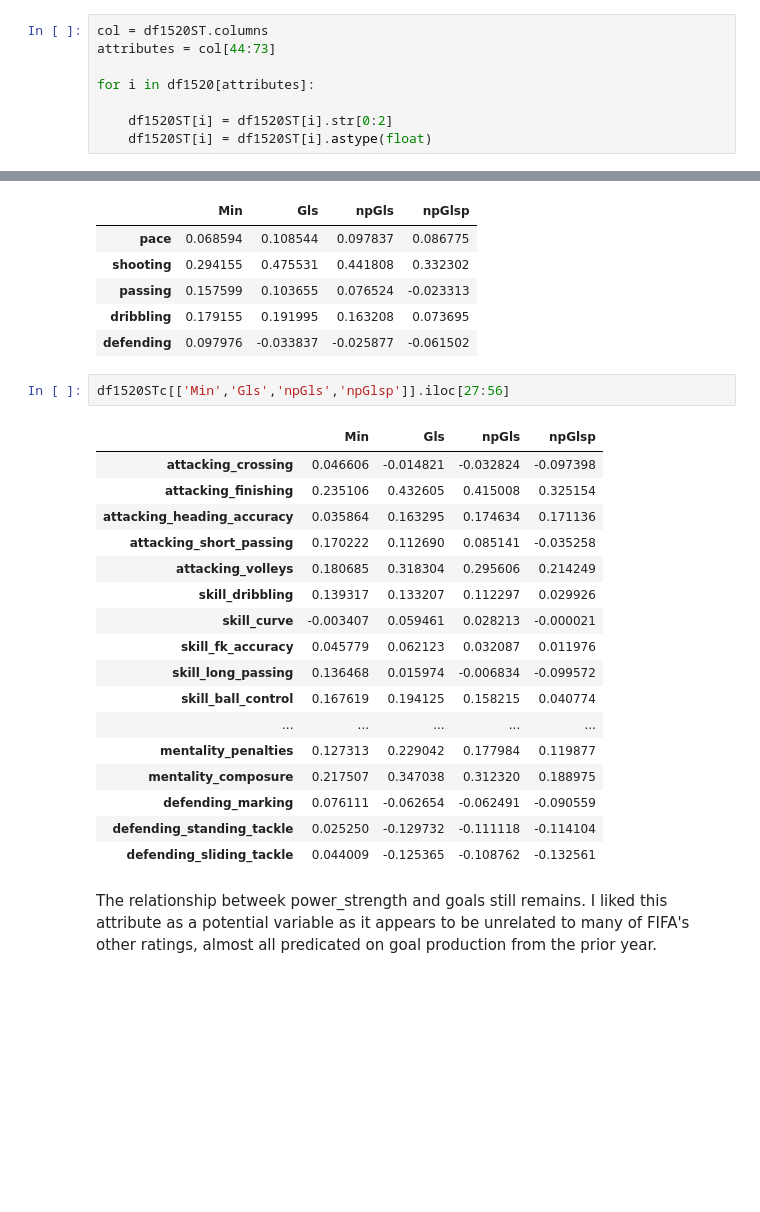
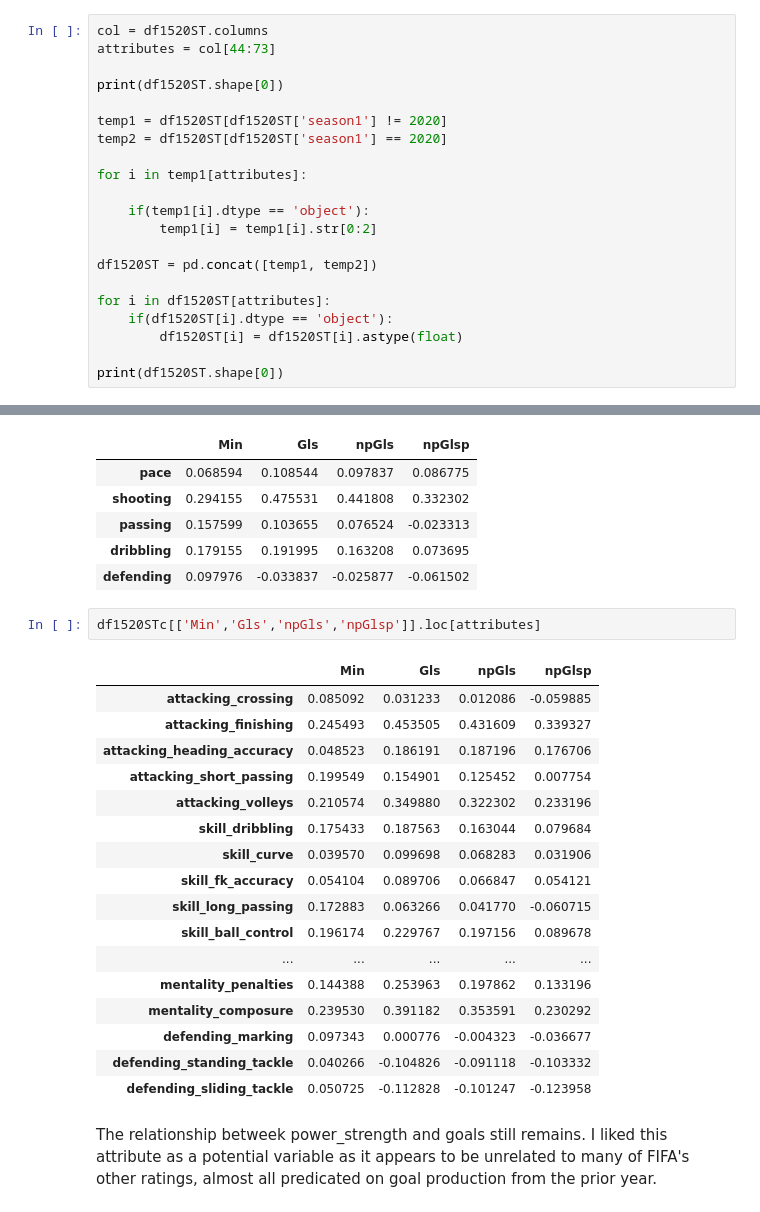
Before and after one commit to chaltaim/MJCRepo, a Jupyter notebook: SerieA2015-2020.ipynb, the cells around one changed output, grey strips where cells are left out. Drawn from its saved outputs; the diff is of its cells as text; blank space fills up the shorter version.

```diff
--- a/SerieA2015-2020.ipynb
+++ b/SerieA2015-2020.ipynb
@@ -273,7 +253,20 @@ Lastly, ensure all attributes are treated as numbers for correlations to work.
 col = df1520ST.columns
 attributes = col[44:73]
 
-for i in df1520[attributes]:
+print(df1520ST.shape[0])
 
-    df1520ST[i] = df1520ST[i].str[0:2]
-    df1520ST[i] = df1520ST[i].astype(float)
+temp1 = df1520ST[df1520ST['season1'] != 2020]
+temp2 = df1520ST[df1520ST['season1'] == 2020]
+
+for i in temp1[attributes]:
+
+    if(temp1[i].dtype == 'object'):
+        temp1[i] = temp1[i].str[0:2]
+
+df1520ST = pd.concat([temp1, temp2])
+
+for i in df1520ST[attributes]:
+    if(df1520ST[i].dtype == 'object'):
+        df1520ST[i] = df1520ST[i].astype(float)
+
+print(df1520ST.shape[0])
@@ -290,25 +286,25 @@ df1520STc[['Min','Gls','npGls','npGlsp']].iloc[15:20]
 | dribbling | 0.179155 | 0.191995 | 0.163208 | 0.073695 |
 | defending | 0.097976 | -0.033837 | -0.025877 | -0.061502 |
 # %%
-df1520STc[['Min','Gls','npGls','npGlsp']].iloc[27:56]
+df1520STc[['Min','Gls','npGls','npGlsp']].loc[attributes]
 # %% [output]
 |  | Min | Gls | npGls | npGlsp |
-| attacking_crossing | 0.046606 | -0.014821 | -0.032824 | -0.097398 |
-| attacking_finishing | 0.235106 | 0.432605 | 0.415008 | 0.325154 |
-| attacking_heading_accuracy | 0.035864 | 0.163295 | 0.174634 | 0.171136 |
-| attacking_short_passing | 0.170222 | 0.112690 | 0.085141 | -0.035258 |
-| attacking_volleys | 0.180685 | 0.318304 | 0.295606 | 0.214249 |
-| skill_dribbling | 0.139317 | 0.133207 | 0.112297 | 0.029926 |
-| skill_curve | -0.003407 | 0.059461 | 0.028213 | -0.000021 |
-| skill_fk_accuracy | 0.045779 | 0.062123 | 0.032087 | 0.011976 |
-| skill_long_passing | 0.136468 | 0.015974 | -0.006834 | -0.099572 |
-| skill_ball_control | 0.167619 | 0.194125 | 0.158215 | 0.040774 |
+| attacking_crossing | 0.085092 | 0.031233 | 0.012086 | -0.059885 |
+| attacking_finishing | 0.245493 | 0.453505 | 0.431609 | 0.339327 |
+| attacking_heading_accuracy | 0.048523 | 0.186191 | 0.187196 | 0.176706 |
+| attacking_short_passing | 0.199549 | 0.154901 | 0.125452 | 0.007754 |
+| attacking_volleys | 0.210574 | 0.349880 | 0.322302 | 0.233196 |
+| skill_dribbling | 0.175433 | 0.187563 | 0.163044 | 0.079684 |
+| skill_curve | 0.039570 | 0.099698 | 0.068283 | 0.031906 |
+| skill_fk_accuracy | 0.054104 | 0.089706 | 0.066847 | 0.054121 |
+| skill_long_passing | 0.172883 | 0.063266 | 0.041770 | -0.060715 |
+| skill_ball_control | 0.196174 | 0.229767 | 0.197156 | 0.089678 |
 | ... | ... | ... | ... | ... |
-| mentality_penalties | 0.127313 | 0.229042 | 0.177984 | 0.119877 |
-| mentality_composure | 0.217507 | 0.347038 | 0.312320 | 0.188975 |
-| defending_marking | 0.076111 | -0.062654 | -0.062491 | -0.090559 |
-| defending_standing_tackle | 0.025250 | -0.129732 | -0.111118 | -0.114104 |
-| defending_sliding_tackle | 0.044009 | -0.125365 | -0.108762 | -0.132561 |
+| mentality_penalties | 0.144388 | 0.253963 | 0.197862 | 0.133196 |
+| mentality_composure | 0.239530 | 0.391182 | 0.353591 | 0.230292 |
+| defending_marking | 0.097343 | 0.000776 | -0.004323 | -0.036677 |
+| defending_standing_tackle | 0.040266 | -0.104826 | -0.091118 | -0.103332 |
+| defending_sliding_tackle | 0.050725 | -0.112828 | -0.101247 | -0.123958 |
 # %% [markdown]
 The relationship betweek power_strength and goals still remains. I liked this attribute as a potential variable as it appears to be unrelated to many of FIFA's other ratings, almost all predicated on goal production from the prior year.
 # %% [markdown]
```
Also changed, not shown: parts of 9 cells of this notebook.
